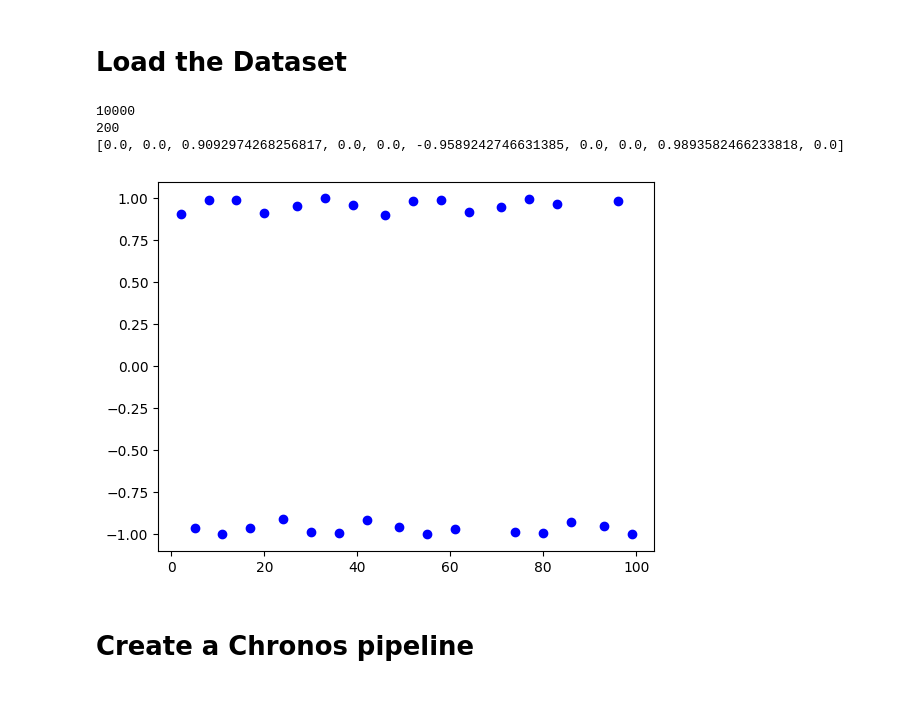
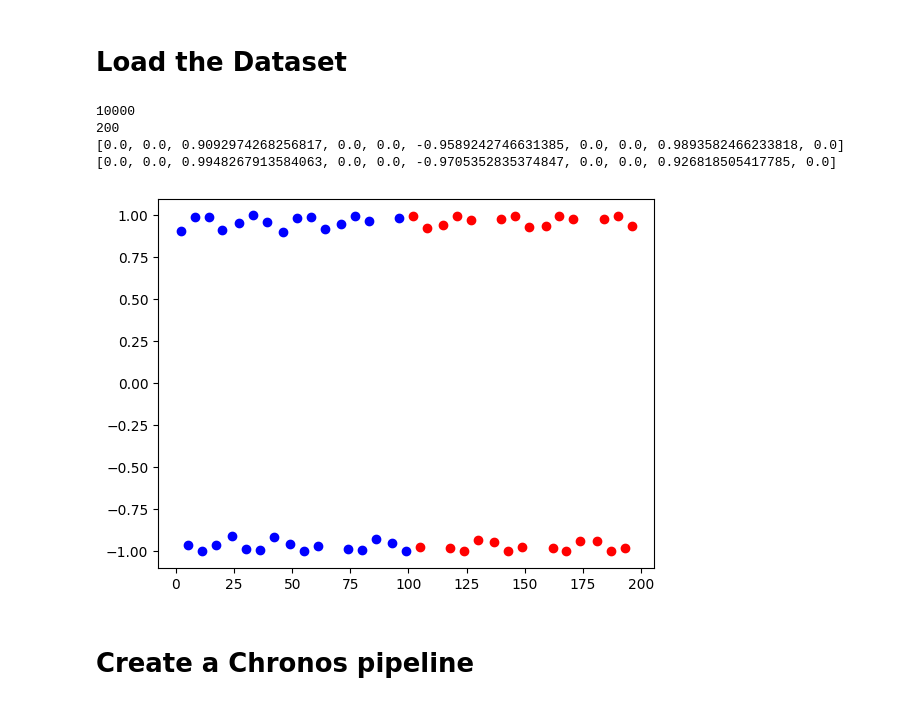
Before and after one commit to HillelCharbit/NLP-anomalydetector, a Jupyter notebook: pipeline.ipynb, the cells around one changed output. Saved outputs shown, nothing was run; the diff lists cells and outputs as text; code cells hidden in the pictures.

```diff
--- a/pipeline.ipynb
+++ b/pipeline.ipynb
@@ -14,37 +14,54 @@ data = pd.read_excel(filename)
 
 print(len(data))
 
-# take only the first 100 data points
+# take only the first 200 data points
 
 data = data.iloc[:200]
 print(len(data))
 
 # Split the data 50/50
 
 train_data = data.iloc[:int(len(data) / 2)]
 test_data = data.iloc[int(len(data) / 2):]
 
 anomalies_train = []
 
 for i in train_data["Sin(X)"]:
     if i > 0.9 or i < -0.9:
         anomalies_train.append(i)
     else:
         anomalies_train.append(0.0)
 
 print(anomalies_train[:10])
 
+
+anomalies_test = []
+
+for i in test_data["Sin(X)"]:
+    if i > 0.9 or i < -0.9:
+        anomalies_test.append(i)
+    else:
+        anomalies_test.append(0.0)
+
+print(anomalies_test[:10])
+
 # plot the anomalies
 
-
+index = 0
 for i, value in enumerate(anomalies_train):
     if(value != 0):
         plt.scatter(i, value, color="blue", label="Anomaly")
+    index += 1
+
+for i, value in enumerate(anomalies_test):
+    if(value != 0):
+        plt.scatter(index + i, value, color="red", label="Anomaly")
 # %% [output]
 10000
 200
 [0.0, 0.0, 0.9092974268256817, 0.0, 0.0, -0.9589242746631385, 0.0, 0.0, 0.9893582466233818, 0.0]
+[0.0, 0.0, 0.9948267913584063, 0.0, 0.0, -0.9705352835374847, 0.0, 0.0, 0.926818505417785, 0.0]
-[figure, old version]
+[figure, new version]
 # %% [markdown]
 # Create a Chronos pipeline
 # %%
```
Also changed, not shown: parts of 5 cells of this notebook.
